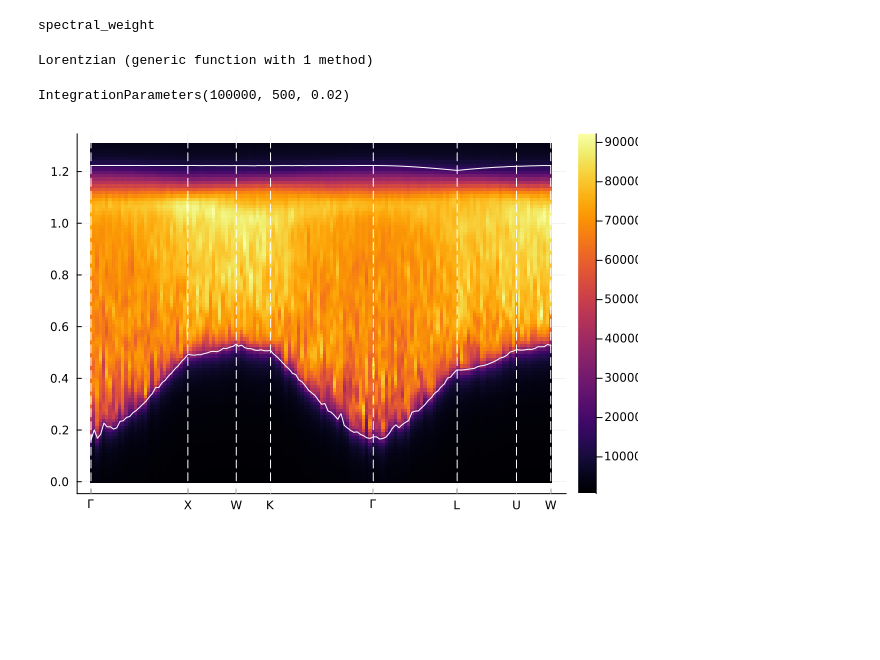
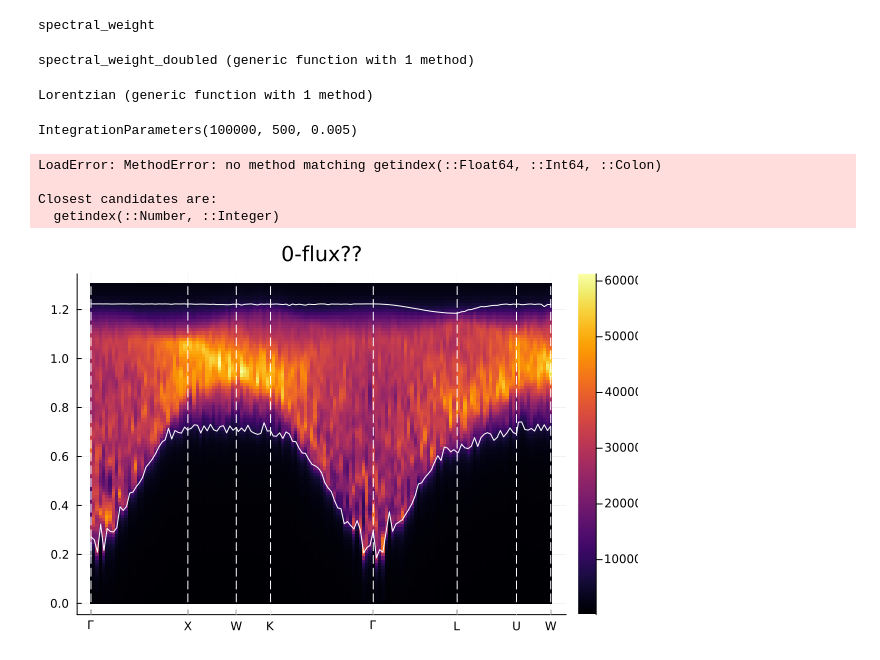
Before and after one commit to Spuriosity1/qsi-spinon-gmft, a Jupyter notebook: spinon_benchmark.ipynb, the cells around one changed output. Saved outputs shown, nothing was run; the diff lists cells and outputs as text; code cells hidden in the pictures; blank space fills up the shorter version.

```diff
--- a/spinon_benchmark.ipynb
+++ b/spinon_benchmark.ipynb
@@ -42,7 +88,7 @@ high_symmetry_points_2 = Dict(
     "U"=> [1.0, 0.25,0.25]
 )
 
-path = generate_path(high_symmetry_points, split("\\Gamma X W K \\Gamma L U W"), points_per_unit=30, K_units=2π/8);
+path = generate_path(high_symmetry_points, split("\\Gamma X W K \\Gamma L U W"), points_per_unit=30, K_units=4π/8);
 # %%
 sim_0 = SpinonStructure.SimulationParameters("0flux", A=zeros(4,4), Jpm=-0.046, B=zeros(3), nsample=10000, kappa=2.0)
 sim_0.λ
@@ -188,6 +277,34 @@ function spectral_weight(q::Vec3_F64, Egrid::Vector{Float64}, sim::SimulationPar
 end
 # %% [output]
 spectral_weight
+# %%
+function spectral_weight_doubled(q::Vec3_F64, Egrid::Vector{Float64}, sim::SimulationParameters,
+						 integral_params::IntegrationParameters
+						 )
+    # cursed Monte Carlo integration
+    grid_density=integral_params.BZ_grid_density
+
+    Sqω = zeros(ComplexF64,size(Egrid))
+    # perform an MC integral
+    # dE = (Egrid[2]-Egrid[1])*broaden_factor
+
+    bounds = [Inf, -Inf]
+
+    for _ = 1:integral_params.n_K_samples
+
+        p = (1 .- 2 .*(@SVector rand(3)))*8π/8
+
+        Enm, Snm = specweight_at_doubled(q, p, sim)
+        Sqω += map(
+            e-> sum( [S*Lorentzian(e - E, integral_params.broadening_dE) for (E,S) in zip(Enm,Snm)]),
+                Egrid)
+        bounds[1] = min(bounds[1], reduce(min,  Enm) )
+        bounds[2] = max(bounds[2], reduce(max,  Enm) )
+    end
+    return Sqω, bounds
+end
+# %% [output]
+spectral_weight_doubled (generic function with 1 method)
 # %%
 @inline function Lorentzian(x, Γ)
     local N = 1/π
@@ -201,15 +318,15 @@ ip_GL = IntegrationParameters(n_K_samples=8,BZ_grid_density=50,broadening_dE=0.2
 
 ip_fast = IntegrationParameters(n_K_samples=100,BZ_grid_density=50,broadening_dE=0.05)
 ip_slow = IntegrationParameters(n_K_samples=1000,BZ_grid_density=500,broadening_dE=0.05)
-ip_very_slow = IntegrationParameters(n_K_samples=10000,BZ_grid_density=500,broadening_dE=0.05)
-ip_ultra_slow = IntegrationParameters(n_K_samples=100000,BZ_grid_density=500,broadening_dE=0.02)
+ip_very_slow = IntegrationParameters(n_K_samples=10000,BZ_grid_density=500,broadening_dE=0.02)
+ip_ultra_slow = IntegrationParameters(n_K_samples=100000,BZ_grid_density=500,broadening_dE=0.005)
 # %% [output]
-IntegrationParameters(100000, 500, 0.02)
+IntegrationParameters(100000, 500, 0.005)
 # %%
 using ProgressMeter
 
 sim = sim_0
-ip = ip_very_slow
+ip = ip_slow
 
 Egrid = collect(range(0,1.3,100))
 num_K = length(path.K)
@@ -222,17 +339,30 @@ S = zeros(ComplexF64, num_K, length(Egrid))
 for I = 1:num_K
     k = path.K[I]*0.5
     q = SVector(k[1], k[2], k[3])
-    S[I, :], bounds[I,:] = spectral_weight(q, Egrid, sim, ip)
+    s, b = spectral_weight_doubled(q, Egrid, sim, ip)
+    S[I, :] = s
+    bounds[I,:] = b
     # S[I, :], bounds[I,:] = spectral_density_of_states_GL(q, Egrid, sim, ip)
     next!(p)
 end
 
 finish!(p)
+# %% [output]
+LoadError: MethodError: no method matching getindex(::Float64, ::Int64, ::Colon)
+
+Closest candidates are:
+  getindex(::Number, ::Integer)
 # %%
 heatmap(path.t, Egrid, real(S)')#,clims=(10000,100000))
 plot!(path.t, bounds,linecolor=:white)
 plot!(legend=nothing)
 vline!(path.ticks_t, linecolor=:white, linestyle=:dash)
 xticks!(path.ticks_t, path.ticks_label)
+title!("0-flux??")
+plot!()
+# hline!([
+#         spinon_dispersion_analytic([0,0,0],sim)*2
+#         spinon_dispersion_analytic([0,0,0],sim)+spinon_dispersion_analytic([2π/8,0,0],sim)
+#         ])
 # %% [output]
-[figure, old version]
+[figure, new version]
```
Also changed, not shown: parts of 17 cells of this notebook, 25 other files.
